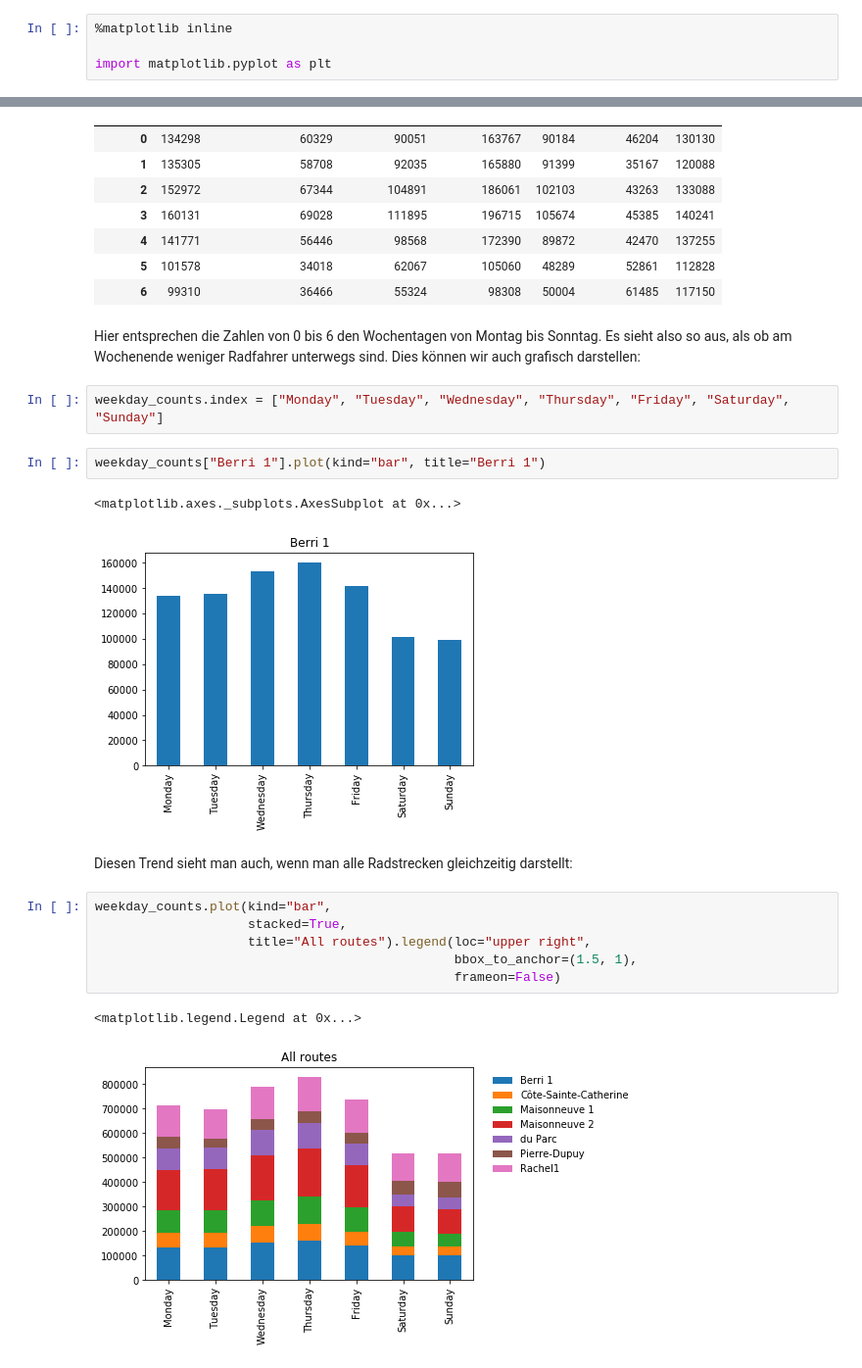
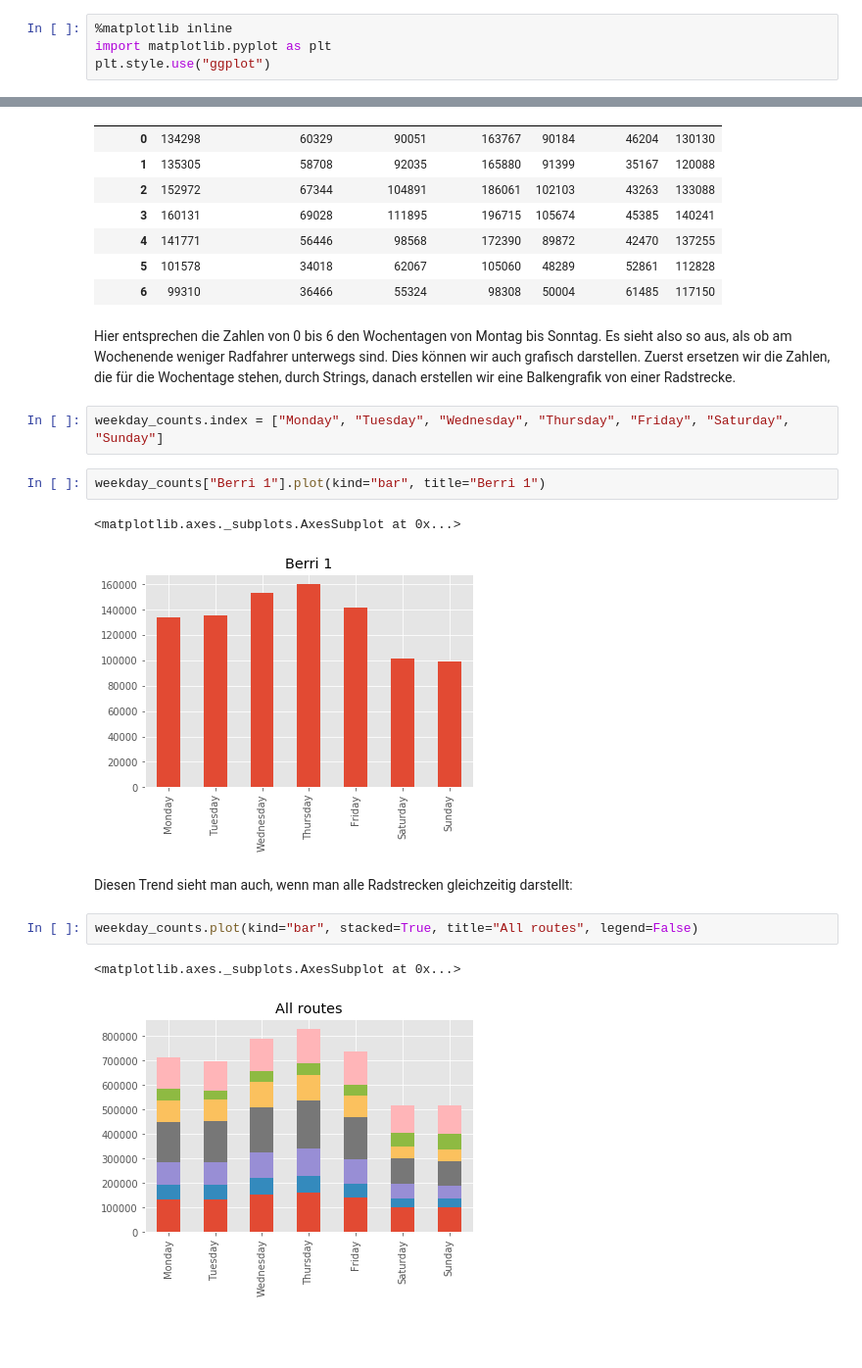
Before and after one commit to cbrnr/python_intro, a Jupyter notebook: 11/11 - Pandas.ipynb, the cells around one changed output, grey strips where cells are left out. Shown: that part at 98% size. Drawn from its saved outputs; the diff is of its cells as text; blank space fills up the shorter version.

```diff
--- a/11/11 - Pandas.ipynb
+++ b/11/11 - Pandas.ipynb
@@ -13,5 +11,5 @@ Danach bereiten wir Python auf grafische Darstellungen vor:
 # %%
 %matplotlib inline
-
 import matplotlib.pyplot as plt
+plt.style.use("ggplot")
 # %% [markdown]
@@ -238,22 +215,18 @@ weekday_counts
 | 5 | 101578 | 34018 | 62067 | 105060 | 48289 | 52861 | 112828 |
 | 6 | 99310 | 36466 | 55324 | 98308 | 50004 | 61485 | 117150 |
 # %% [markdown]
-Hier entsprechen die Zahlen von 0 bis 6 den Wochentagen von Montag bis Sonntag. Es sieht also so aus, als ob am Wochenende weniger Radfahrer unterwegs sind. Dies können wir auch grafisch darstellen:
+Hier entsprechen die Zahlen von 0 bis 6 den Wochentagen von Montag bis Sonntag. Es sieht also so aus, als ob am Wochenende weniger Radfahrer unterwegs sind. Dies können wir auch grafisch darstellen. Zuerst ersetzen wir die Zahlen, die für die Wochentage stehen, durch Strings, danach erstellen wir eine Balkengrafik von einer Radstrecke.
 # %%
 weekday_counts.index = ["Monday", "Tuesday", "Wednesday", "Thursday", "Friday", "Saturday", "Sunday"]
 # %%
 weekday_counts["Berri 1"].plot(kind="bar", title="Berri 1")
 # %% [output]
 <matplotlib.axes._subplots.AxesSubplot at 0x...>
-[figure, old version]
+[figure, new version]
 # %% [markdown]
 Diesen Trend sieht man auch, wenn man alle Radstrecken gleichzeitig darstellt:
 # %%
-weekday_counts.plot(kind="bar",
-                    stacked=True,
-                    title="All routes").legend(loc="upper right",
-                                               bbox_to_anchor=(1.5, 1),
-                                               frameon=False)
+weekday_counts.plot(kind="bar", stacked=True, title="All routes", legend=False)
 # %% [output]
-<matplotlib.legend.Legend at 0x...>
+<matplotlib.axes._subplots.AxesSubplot at 0x...>
-[figure, old version]
+[figure, new version]
```
Also changed, not shown: parts of 17 cells of this notebook.
